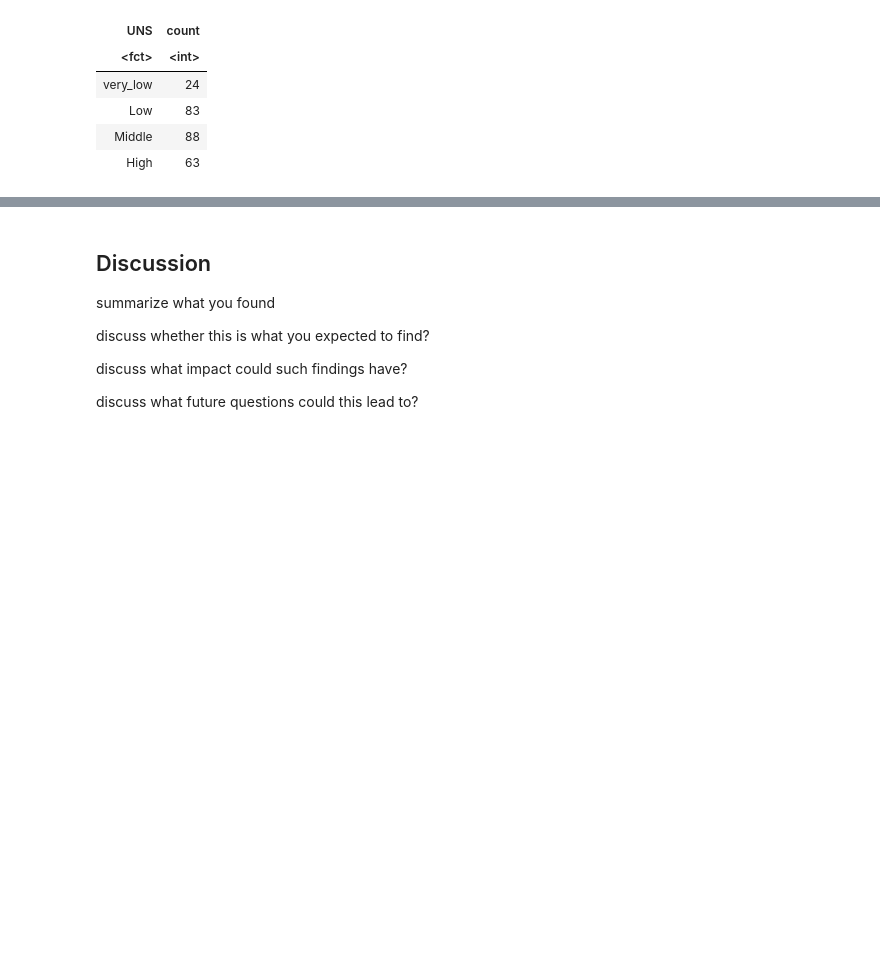
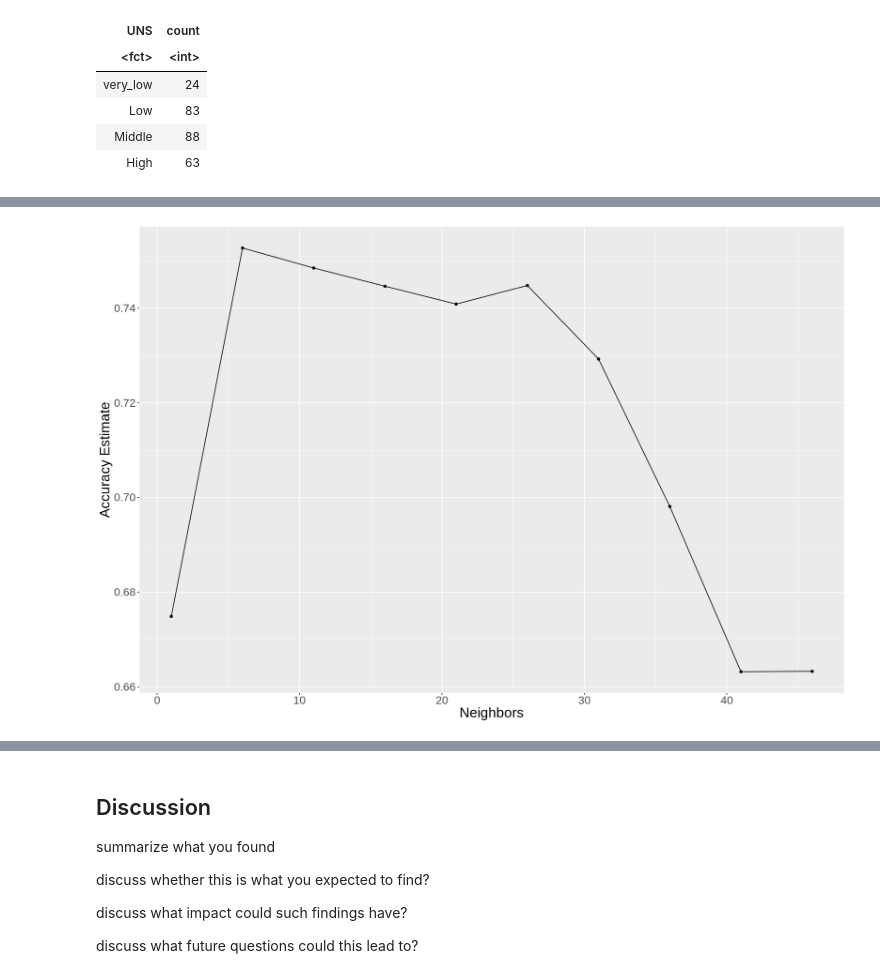
Before and after one commit to fyang1419/Group-56-Project, a Jupyter notebook: Project Report.ipynb, the cells around one changed output, grey strips where cells are left out. Saved outputs shown, nothing was run; the diff lists cells and outputs as text; code cells hidden in the pictures; blank space fills up the shorter version.

```diff
--- a/Project Report.ipynb
+++ b/Project Report.ipynb
@@ -186,7 +172,7 @@ knn_spec <- nearest_neighbor(weight_func = "rectangular", neighbors = tune()) |>
   set_engine("kknn") |>
   set_mode("classification")
 
-gridvals <- tibble(neighbors = seq(from = 1, to = 50, by = 2))
+gridvals <- tibble(neighbors = seq(from = 1, to = 50, by = 5))
 
 knn_results <- workflow() |>
   add_recipe(recipe) |>
@@ -201,0 +204,10 @@ ERROR: Error in vfold_cv(train_data, v = 5, strata = UNS): could not find functi
+# %%
+cross_val_plot <- accuracies |>
+    ggplot(aes(x = neighbors, y = mean)) +
+    geom_point() +
+    geom_line() +
+    labs(x = "Neighbors", y = "Accuracy Estimate") +
+    theme(text = element_text(size = 20))
+cross_val_plot
+# %% [output]
+[figure, added]
```
Also changed, not shown: parts of 14 cells of this notebook, 1 other file.
